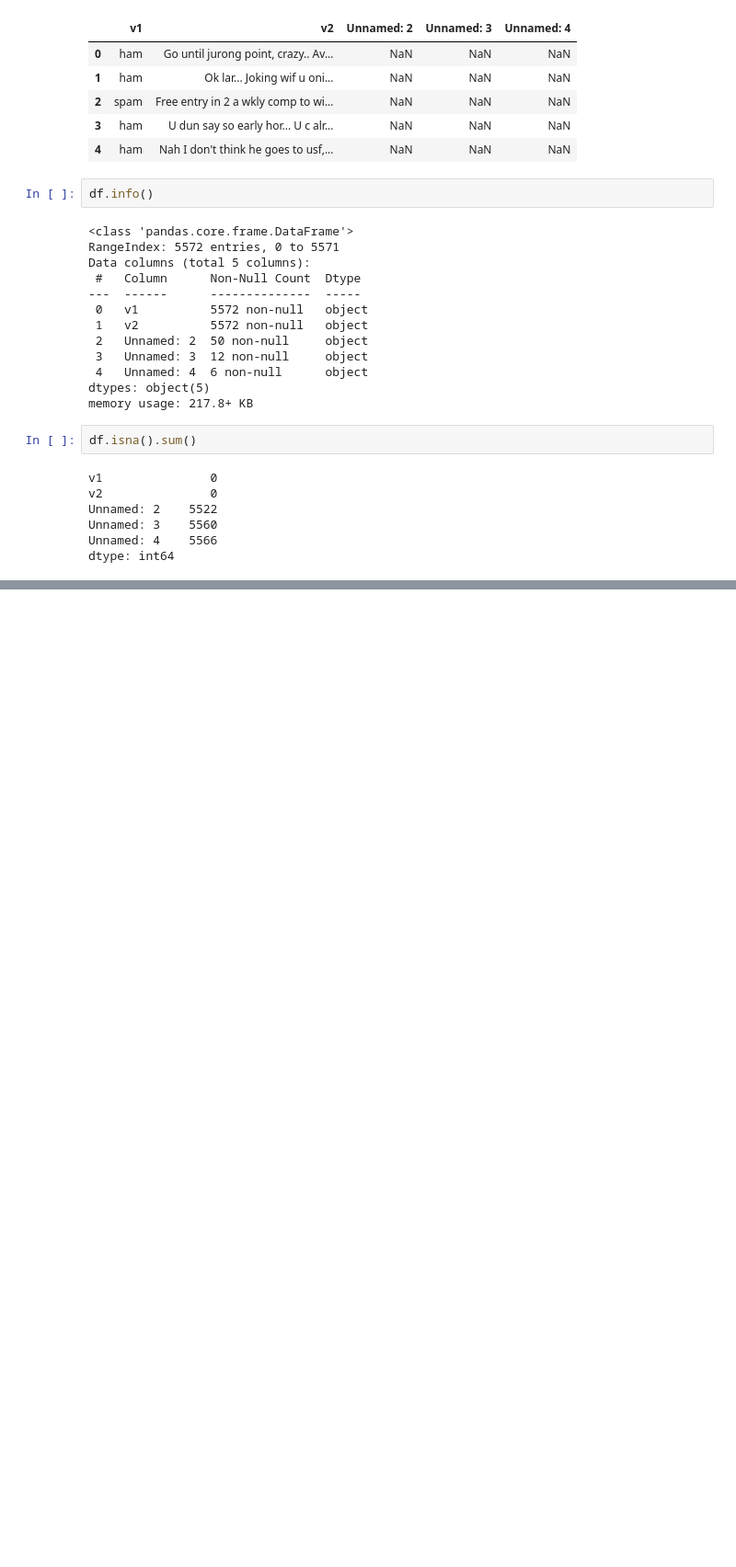
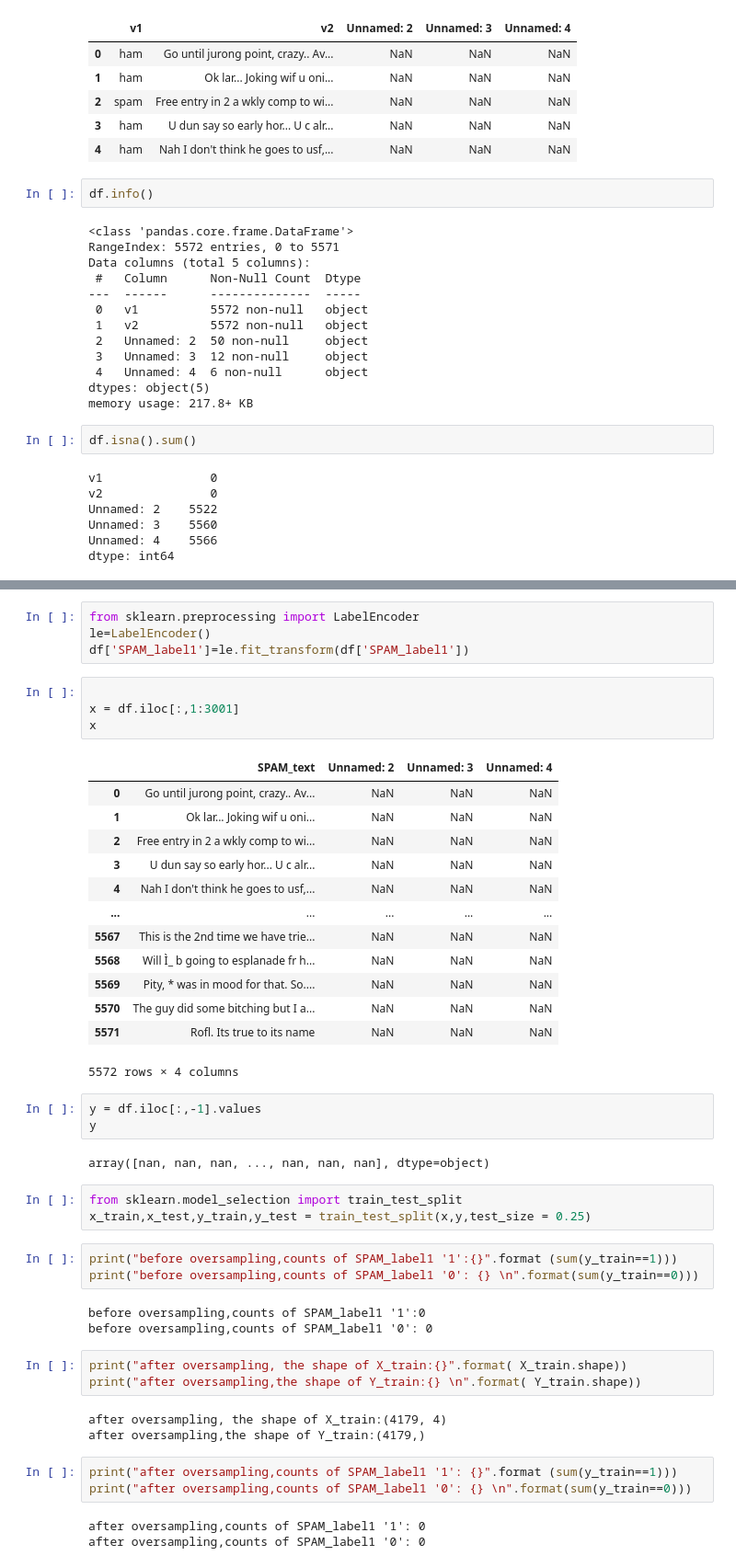
Before and after one commit to jothikak780/Muniyammal, a Jupyter notebook: OSF_task2.ipynb, the cells around one changed output, grey strips where cells are left out. Shown at 92% size. Saved outputs shown, nothing was run; the diff lists cells and outputs as text; blank space fills up the shorter version.

```diff
--- a/OSF_task2.ipynb
+++ b/OSF_task2.ipynb
@@ -52,3 +52,51 @@ df.tail()
 | 5569 | ham | Pity, * was in mood for that. So.... | NaN | NaN | NaN |
 | 5570 | ham | The guy did some bitching but I a... | NaN | NaN | NaN |
 | 5571 | ham | Rofl. Its true to its name | NaN | NaN | NaN |
+# %%
+from sklearn.preprocessing import LabelEncoder
+le=LabelEncoder()
+df['SPAM_label1']=le.fit_transform(df['SPAM_label1'])
+# %%
+
+x = df.iloc[:,1:3001]
+x
+# %% [output]
+|  | SPAM_text | Unnamed: 2 | Unnamed: 3 | Unnamed: 4 |
+| 0 | Go until jurong point, crazy.. Av... | NaN | NaN | NaN |
+| 1 | Ok lar... Joking wif u oni... | NaN | NaN | NaN |
+| 2 | Free entry in 2 a wkly comp to wi... | NaN | NaN | NaN |
+| 3 | U dun say so early hor... U c alr... | NaN | NaN | NaN |
+| 4 | Nah I don't think he goes to usf,... | NaN | NaN | NaN |
+| ... | ... | ... | ... | ... |
+| 5567 | This is the 2nd time we have trie... | NaN | NaN | NaN |
+| 5568 | Will Ì_ b going to esplanade fr h... | NaN | NaN | NaN |
+| 5569 | Pity, * was in mood for that. So.... | NaN | NaN | NaN |
+| 5570 | The guy did some bitching but I a... | NaN | NaN | NaN |
+| 5571 | Rofl. Its true to its name | NaN | NaN | NaN |
+5572 rows × 4 columns
+# %%
+y = df.iloc[:,-1].values
+y
+# %% [output]
+array([nan, nan, nan, ..., nan, nan, nan], dtype=object)
+# %%
+from sklearn.model_selection import train_test_split
+x_train,x_test,y_train,y_test = train_test_split(x,y,test_size = 0.25)
+# %%
+print("before oversampling,counts of SPAM_label1 '1':{}".format (sum(y_train==1)))
+print("before oversampling,counts of SPAM_label1 '0': {} \n".format(sum(y_train==0)))
+# %% [output]
+before oversampling,counts of SPAM_label1 '1':0
+before oversampling,counts of SPAM_label1 '0': 0
+# %%
+print("after oversampling, the shape of X_train:{}".format( X_train.shape))
+print("after oversampling,the shape of Y_train:{} \n".format( Y_train.shape))
+# %% [output]
+after oversampling, the shape of X_train:(4179, 4)
+after oversampling,the shape of Y_train:(4179,)
+# %%
+print("after oversampling,counts of SPAM_label1 '1': {}".format (sum(y_train==1)))
+print("after oversampling,counts of SPAM_label1 '0': {} \n".format(sum(y_train==0)))
+# %% [output]
+after oversampling,counts of SPAM_label1 '1': 0
+after oversampling,counts of SPAM_label1 '0': 0
```
Also changed, not shown: parts of 11 cells of this notebook.
